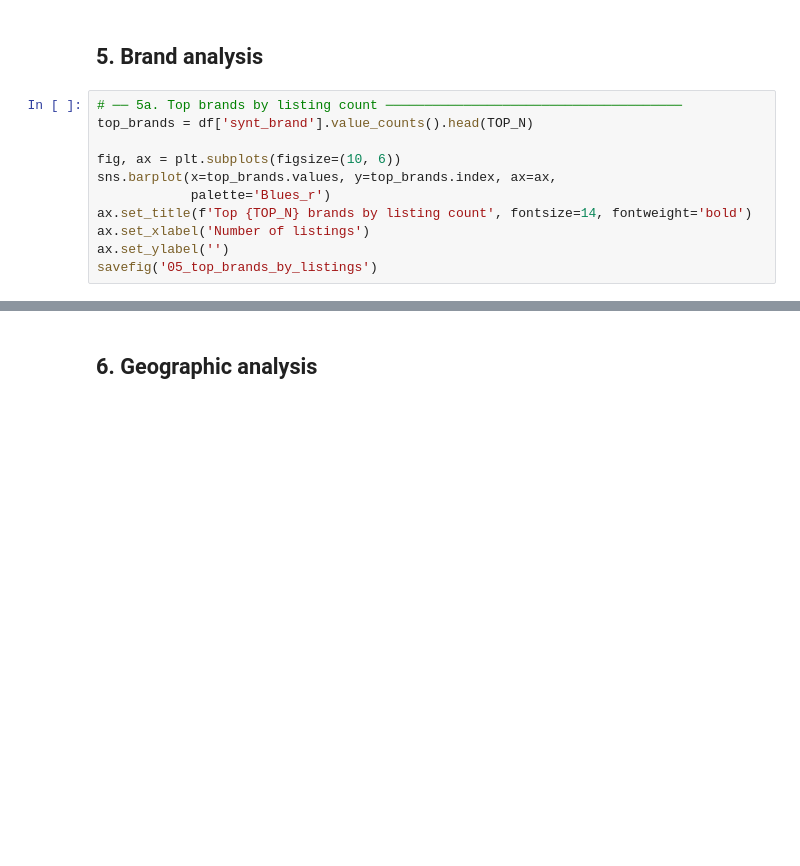
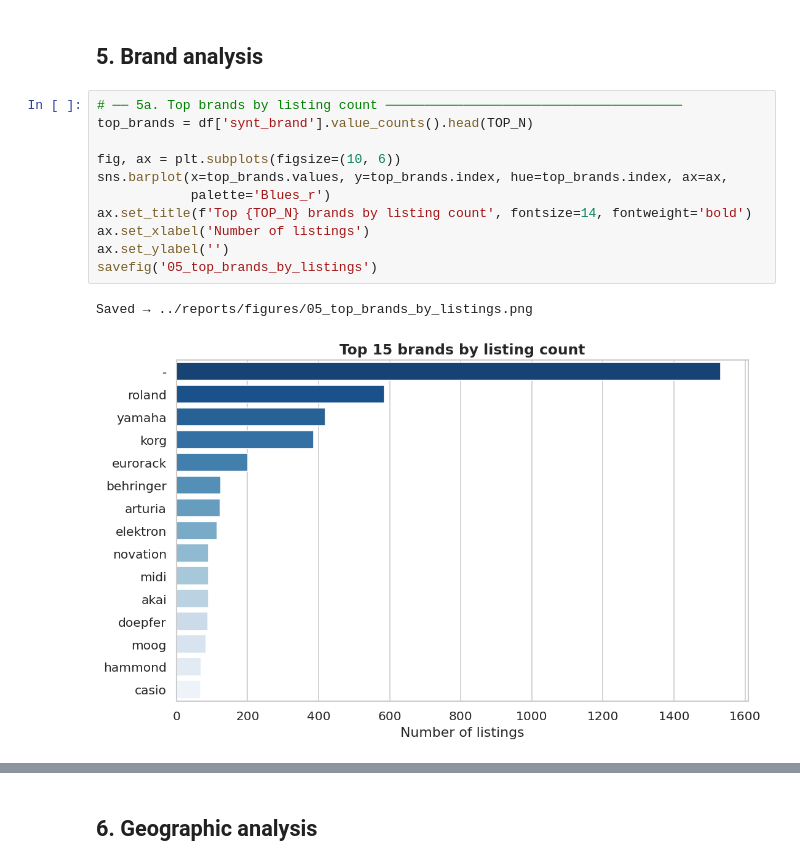
Before and after one commit to albertjimrod/hispasonic, a Jupyter notebook: notebooks/02_eda.ipynb, the cells around one changed output, grey strips where cells are left out. Saved outputs shown, nothing was run; the diff lists cells and outputs as text; blank space fills up the shorter version.

```diff
--- a/notebooks/02_eda.ipynb
+++ b/notebooks/02_eda.ipynb
@@ -145,14 +184,17 @@ print(f'\nOutliers above p99 (>{p99:.0f}€): {(prices > p99).sum()} listings')
 # %%
 # ── 5a. Top brands by listing count ──────────────────────────────────────
 top_brands = df['synt_brand'].value_counts().head(TOP_N)
 
 fig, ax = plt.subplots(figsize=(10, 6))
-sns.barplot(x=top_brands.values, y=top_brands.index, ax=ax,
+sns.barplot(x=top_brands.values, y=top_brands.index, hue=top_brands.index, ax=ax,
             palette='Blues_r')
 ax.set_title(f'Top {TOP_N} brands by listing count', fontsize=14, fontweight='bold')
 ax.set_xlabel('Number of listings')
 ax.set_ylabel('')
 savefig('05_top_brands_by_listings')
+# %% [output]
+Saved → ../reports/figures/05_top_brands_by_listings.png
+[figure, added]
 # %%
 # ── 5b. Median price per top brand ────────────────────────────────────────
 brand_price = (
```
Also changed, not shown: parts of 21 cells of this notebook, 2 other files.
